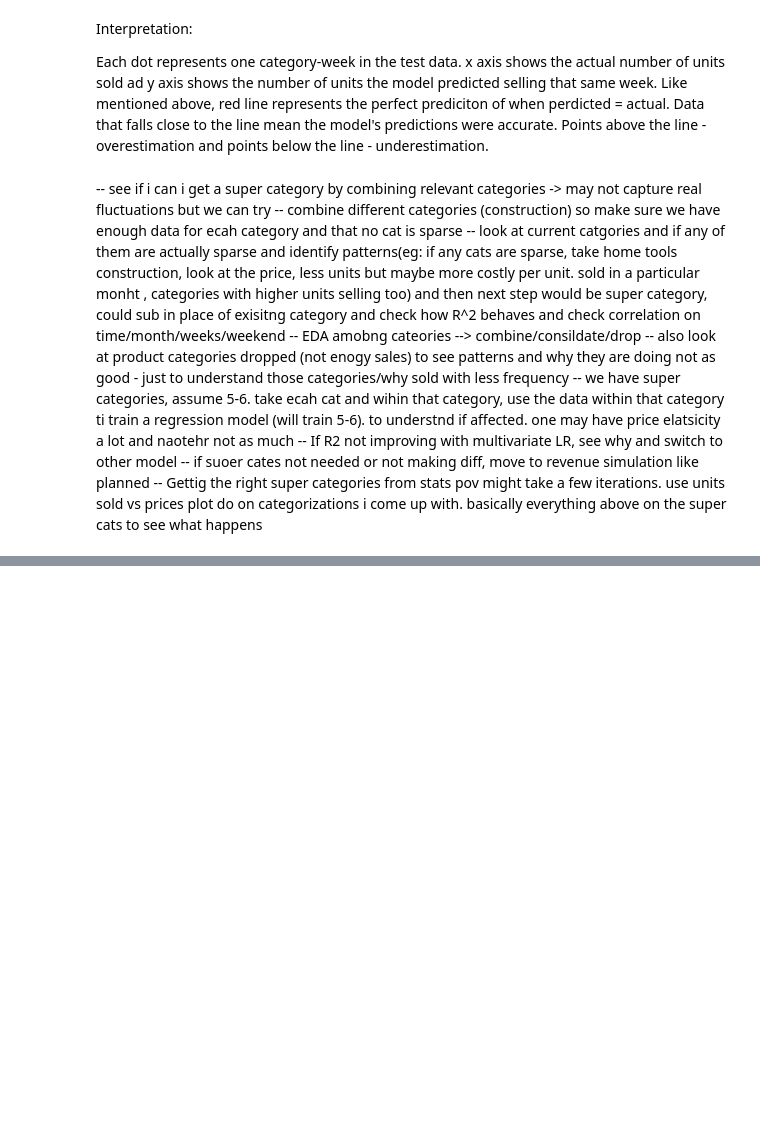
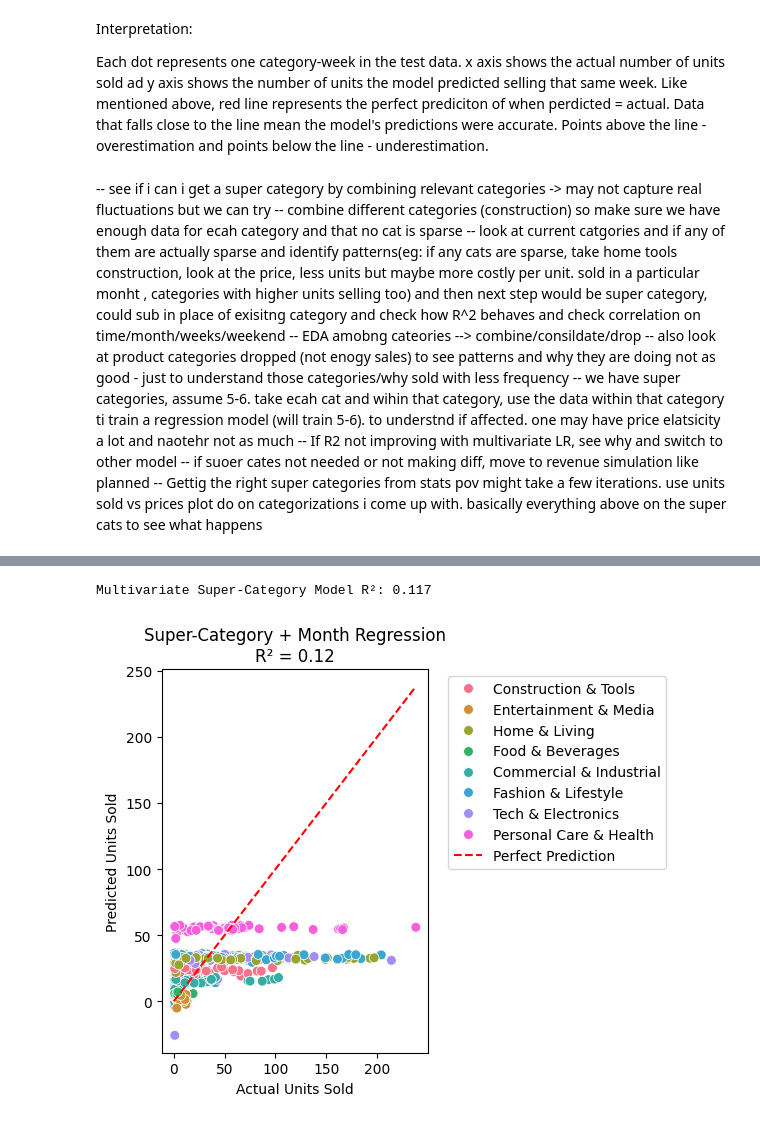
Before and after one commit to varshamanickam/dynamic-pricing-ml, a Jupyter notebook: notebooks/data_prep.ipynb, the cells around one changed output, grey strips where cells are left out. Saved outputs shown, nothing was run; the diff lists cells and outputs as text; code cells hidden in the pictures; blank space fills up the shorter version.

Commit message:
models for each cat and more eda

```diff
--- a/notebooks/data_prep.ipynb
+++ b/notebooks/data_prep.ipynb
@@ -610,0 +1352,58 @@ Data that falls close to the line mean the model's predictions were accurate. Po
+# %%
+#Multivariate regression with super-categories and month
+
+# merge super_category info into the weekly category dataset that i already created earlier
+cat_week_super = cat_week.merge(
+    cat_summary[["category_name_en", "super_category"]],
+    on="category_name_en",
+    how="left"
+)
+
+# drop missing super_category rows
+cat_week_super = cat_week_super.dropna(subset=["super_category"])
+
+# Extract month feature
+cat_week_super["month"] = cat_week_super["week"].dt.month
+
+# features and target
+X = cat_week_super[["avg_price", "super_category", "month"]]
+y = cat_week_super["units_sold"]
+
+# One-hot encode categorical feature
+preprocessor = ColumnTransformer(
+    transformers=[
+        ("cat", OneHotEncoder(handle_unknown="ignore"), ["super_category"])
+    ],
+    remainder="passthrough"
+)
+
+#linear regression pipeline
+model = Pipeline(steps=[
+    ("preprocess", preprocessor),
+    ("regressor", LinearRegression())
+])
+
+#split and train
+X_train, X_test, y_train, y_test = train_test_split(X, y, test_size=0.2, random_state=42)
+model.fit(X_train, y_train)
+y_pred = model.predict(X_test)
+
+# r^2 calc
+r2_super = r2_score(y_test, y_pred)
+print(f"Multivariate Super-Category Model R²: {r2_super:.3f}")
+
+# visualize
+
+plt.figure(figsize=(6,5))
+sns.scatterplot(x=y_test, y=y_pred, hue=X_test["super_category"], palette="husl", s=50)
+max_val = max(y_test.max(), y_pred.max())
+plt.plot([0, max_val], [0, max_val], 'r--', label='Perfect Prediction')
+plt.xlabel("Actual Units Sold")
+plt.ylabel("Predicted Units Sold")
+plt.title(f"Super-Category + Month Regression\nR² = {r2_super:.2f}")
+plt.legend(bbox_to_anchor=(1.05, 1), loc='upper left')
+plt.tight_layout()
+plt.show()
+# %% [output]
+Multivariate Super-Category Model R²: 0.117
+[figure, added]
```
Also changed, not shown: parts of 43 cells of this notebook, 3 other files.
